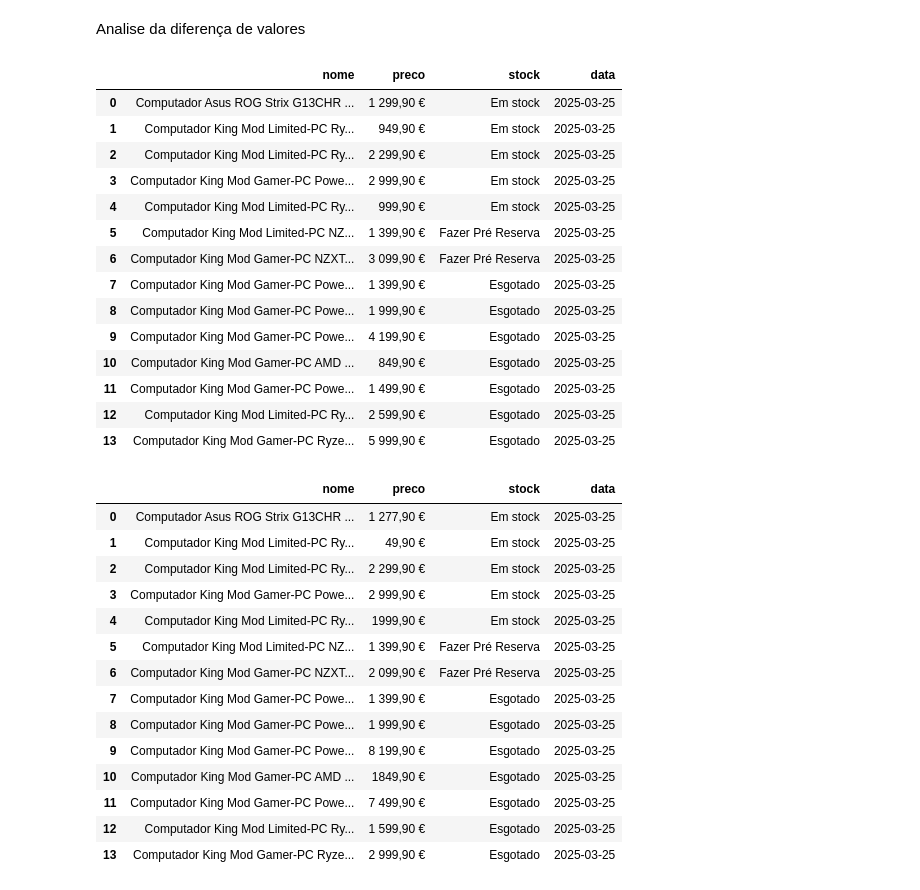
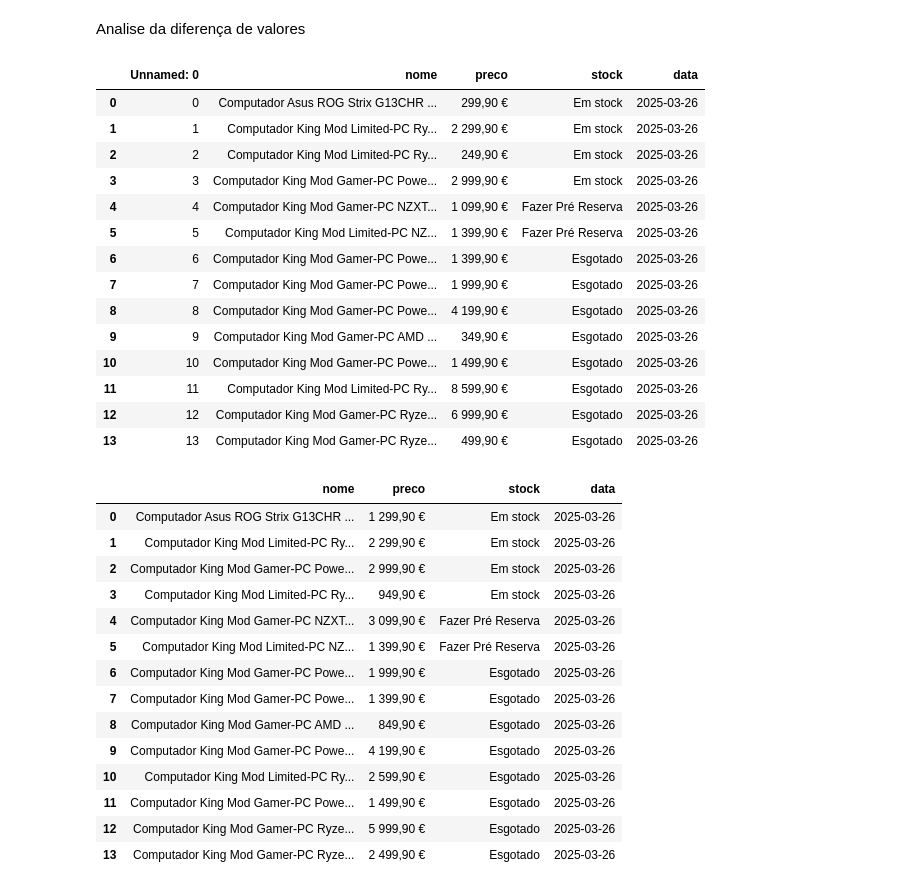
Before and after one commit to emanuelsoares97/pc-price-tracker, a Jupyter notebook: notebooks/analise.ipynb, the cells around one changed output. Drawn from its saved outputs; the diff is of its cells as text; code cells hidden in the pictures.

```diff
--- a/notebooks/analise.ipynb
+++ b/notebooks/analise.ipynb
@@ -3,43 +3,43 @@ Analise da diferença de valores
 # %%
 import pandas as pd
 
-df_ontem= pd.read_csv("../data/csv/precos_computadores_2025-03-25.csv")
+df_ontem= pd.read_csv("../data/raw/precos_computadores_2025-03-25.csv")
 
-df_hoje= pd.read_csv("../data/csv/precos_computadores_2025-03-26.csv")
+df_hoje= pd.read_csv("../data/raw/precos_computadores_2025-03-26.csv")
 
 display(df_ontem)
 display(df_hoje)
 # %% [output]
-|  | nome | preco | stock | data |
-| 0 | Computador Asus ROG Strix G13CHR ... | 1 299,90 € | Em stock | 2025-03-25 |
-| 1 | Computador King Mod Limited-PC Ry... | 949,90 € | Em stock | 2025-03-25 |
-| 2 | Computador King Mod Limited-PC Ry... | 2 299,90 € | Em stock | 2025-03-25 |
-| 3 | Computador King Mod Gamer-PC Powe... | 2 999,90 € | Em stock | 2025-03-25 |
-| 4 | Computador King Mod Limited-PC Ry... | 999,90 € | Em stock | 2025-03-25 |
-| 5 | Computador King Mod Limited-PC NZ... | 1 399,90 € | Fazer Pré Reserva | 2025-03-25 |
-| 6 | Computador King Mod Gamer-PC NZXT... | 3 099,90 € | Fazer Pré Reserva | 2025-03-25 |
-| 7 | Computador King Mod Gamer-PC Powe... | 1 399,90 € | Esgotado | 2025-03-25 |
-| 8 | Computador King Mod Gamer-PC Powe... | 1 999,90 € | Esgotado | 2025-03-25 |
-| 9 | Computador King Mod Gamer-PC Powe... | 4 199,90 € | Esgotado | 2025-03-25 |
-| 10 | Computador King Mod Gamer-PC AMD ... | 849,90 € | Esgotado | 2025-03-25 |
-| 11 | Computador King Mod Gamer-PC Powe... | 1 499,90 € | Esgotado | 2025-03-25 |
-| 12 | Computador King Mod Limited-PC Ry... | 2 599,90 € | Esgotado | 2025-03-25 |
-| 13 | Computador King Mod Gamer-PC Ryze... | 5 999,90 € | Esgotado | 2025-03-25 |
+|  | Unnamed: 0 | nome | preco | stock | data |
+| 0 | 0 | Computador Asus ROG Strix G13CHR ... | 299,90 € | Em stock | 2025-03-26 |
+| 1 | 1 | Computador King Mod Limited-PC Ry... | 2 299,90 € | Em stock | 2025-03-26 |
+| 2 | 2 | Computador King Mod Limited-PC Ry... | 249,90 € | Em stock | 2025-03-26 |
+| 3 | 3 | Computador King Mod Gamer-PC Powe... | 2 999,90 € | Em stock | 2025-03-26 |
+| 4 | 4 | Computador King Mod Gamer-PC NZXT... | 1 099,90 € | Fazer Pré Reserva | 2025-03-26 |
+| 5 | 5 | Computador King Mod Limited-PC NZ... | 1 399,90 € | Fazer Pré Reserva | 2025-03-26 |
+| 6 | 6 | Computador King Mod Gamer-PC Powe... | 1 399,90 € | Esgotado | 2025-03-26 |
+| 7 | 7 | Computador King Mod Gamer-PC Powe... | 1 999,90 € | Esgotado | 2025-03-26 |
+| 8 | 8 | Computador King Mod Gamer-PC Powe... | 4 199,90 € | Esgotado | 2025-03-26 |
+| 9 | 9 | Computador King Mod Gamer-PC AMD ... | 349,90 € | Esgotado | 2025-03-26 |
+| 10 | 10 | Computador King Mod Gamer-PC Powe... | 1 499,90 € | Esgotado | 2025-03-26 |
+| 11 | 11 | Computador King Mod Limited-PC Ry... | 8 599,90 € | Esgotado | 2025-03-26 |
+| 12 | 12 | Computador King Mod Gamer-PC Ryze... | 6 999,90 € | Esgotado | 2025-03-26 |
+| 13 | 13 | Computador King Mod Gamer-PC Ryze... | 499,90 € | Esgotado | 2025-03-26 |
 |  | nome | preco | stock | data |
-| 0 | Computador Asus ROG Strix G13CHR ... | 1 277,90 € | Em stock | 2025-03-25 |
-| 1 | Computador King Mod Limited-PC Ry... | 49,90 € | Em stock | 2025-03-25 |
-| 2 | Computador King Mod Limited-PC Ry... | 2 299,90 € | Em stock | 2025-03-25 |
-| 3 | Computador King Mod Gamer-PC Powe... | 2 999,90 € | Em stock | 2025-03-25 |
-| 4 | Computador King Mod Limited-PC Ry... | 1999,90 € | Em stock | 2025-03-25 |
-| 5 | Computador King Mod Limited-PC NZ... | 1 399,90 € | Fazer Pré Reserva | 2025-03-25 |
-| 6 | Computador King Mod Gamer-PC NZXT... | 2 099,90 € | Fazer Pré Reserva | 2025-03-25 |
-| 7 | Computador King Mod Gamer-PC Powe... | 1 399,90 € | Esgotado | 2025-03-25 |
-| 8 | Computador King Mod Gamer-PC Powe... | 1 999,90 € | Esgotado | 2025-03-25 |
-| 9 | Computador King Mod Gamer-PC Powe... | 8 199,90 € | Esgotado | 2025-03-25 |
-| 10 | Computador King Mod Gamer-PC AMD ... | 1849,90 € | Esgotado | 2025-03-25 |
-| 11 | Computador King Mod Gamer-PC Powe... | 7 499,90 € | Esgotado | 2025-03-25 |
-| 12 | Computador King Mod Limited-PC Ry... | 1 599,90 € | Esgotado | 2025-03-25 |
-| 13 | Computador King Mod Gamer-PC Ryze... | 2 999,90 € | Esgotado | 2025-03-25 |
+| 0 | Computador Asus ROG Strix G13CHR ... | 1 299,90 € | Em stock | 2025-03-26 |
+| 1 | Computador King Mod Limited-PC Ry... | 2 299,90 € | Em stock | 2025-03-26 |
+| 2 | Computador King Mod Gamer-PC Powe... | 2 999,90 € | Em stock | 2025-03-26 |
+| 3 | Computador King Mod Limited-PC Ry... | 949,90 € | Em stock | 2025-03-26 |
+| 4 | Computador King Mod Gamer-PC NZXT... | 3 099,90 € | Fazer Pré Reserva | 2025-03-26 |
+| 5 | Computador King Mod Limited-PC NZ... | 1 399,90 € | Fazer Pré Reserva | 2025-03-26 |
+| 6 | Computador King Mod Gamer-PC Powe... | 1 999,90 € | Esgotado | 2025-03-26 |
+| 7 | Computador King Mod Gamer-PC Powe... | 1 399,90 € | Esgotado | 2025-03-26 |
+| 8 | Computador King Mod Gamer-PC AMD ... | 849,90 € | Esgotado | 2025-03-26 |
+| 9 | Computador King Mod Gamer-PC Powe... | 4 199,90 € | Esgotado | 2025-03-26 |
+| 10 | Computador King Mod Limited-PC Ry... | 2 599,90 € | Esgotado | 2025-03-26 |
+| 11 | Computador King Mod Gamer-PC Powe... | 1 499,90 € | Esgotado | 2025-03-26 |
+| 12 | Computador King Mod Gamer-PC Ryze... | 5 999,90 € | Esgotado | 2025-03-26 |
+| 13 | Computador King Mod Gamer-PC Ryze... | 2 499,90 € | Esgotado | 2025-03-26 |
 # %%
 #juntar as tabelas
 
```
Also changed, not shown: parts of 4 cells of this notebook.
